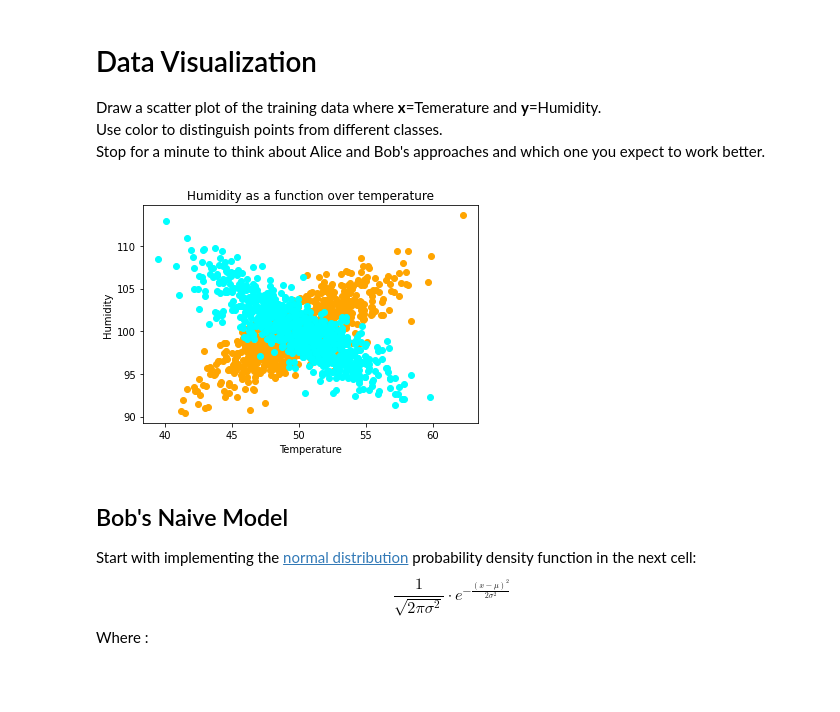
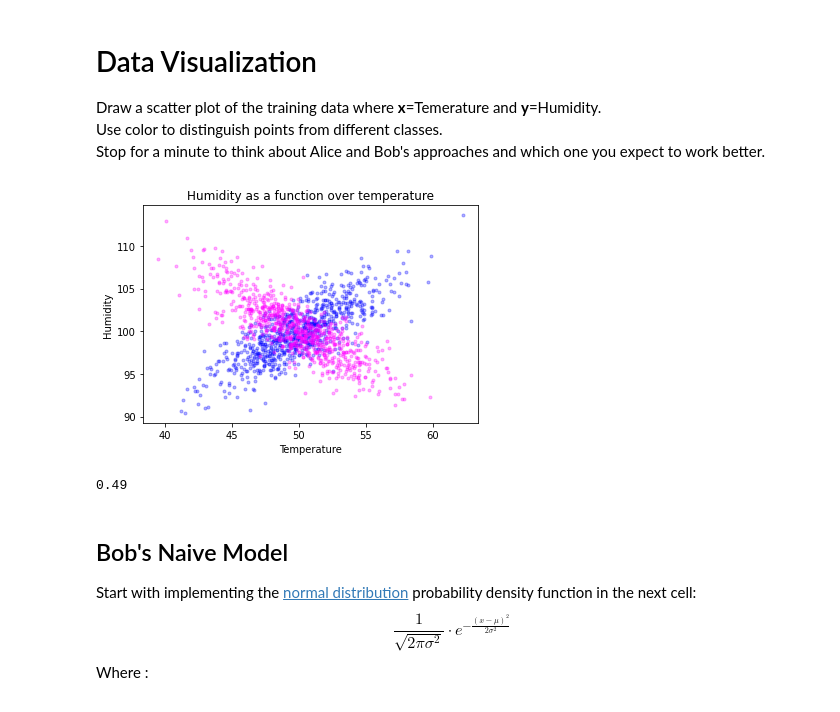
Before and after one commit to danspts/ml-hw, a Jupyter notebook: hw3/MAP_Classifier.ipynb, the cells around one changed output. Drawn from its saved outputs; the diff is of its cells as text; code cells hidden in the pictures.

```diff
--- a/hw3/MAP_Classifier.ipynb
+++ b/hw3/MAP_Classifier.ipynb
@@ -78,17 +78,21 @@ Stop for a minute to think about Alice and Bob's approaches and which one you ex
 # %%
 # Your code goes here.
 spotted = train_set[train_set[:,-1] == 1]
 not_spotted = train_set[train_set[:,-1] == 0]
 
-plt.plot(spotted[:,[0]], spotted[:,[1]], 'o', color='orange')
-plt.plot(not_spotted[:,[0]], not_spotted[:,[1]], 'o', color='cyan')
+plt.plot(spotted[:,[0]], spotted[:,[1]], 'o', color='blue', markersize= 3, alpha=0.3)
+plt.plot(not_spotted[:,[0]], not_spotted[:,[1]], 'o', color='magenta', markersize= 3, alpha=0.3)
 
 plt.xlabel("Temperature")
 plt.ylabel("Humidity")
 plt.title('Humidity as a function over temperature')
 plt.show()
 # %% [output]
-[figure, old version]
+[figure, new version]
+# %%
+(test_set[:,-1] == 0).sum() / len(test_set)
+# %% [output]
+0.49
 # %% [markdown]
 ## Bob's Naive Model
 
```
Also changed, not shown: parts of 21 cells of this notebook, 2 other files.
